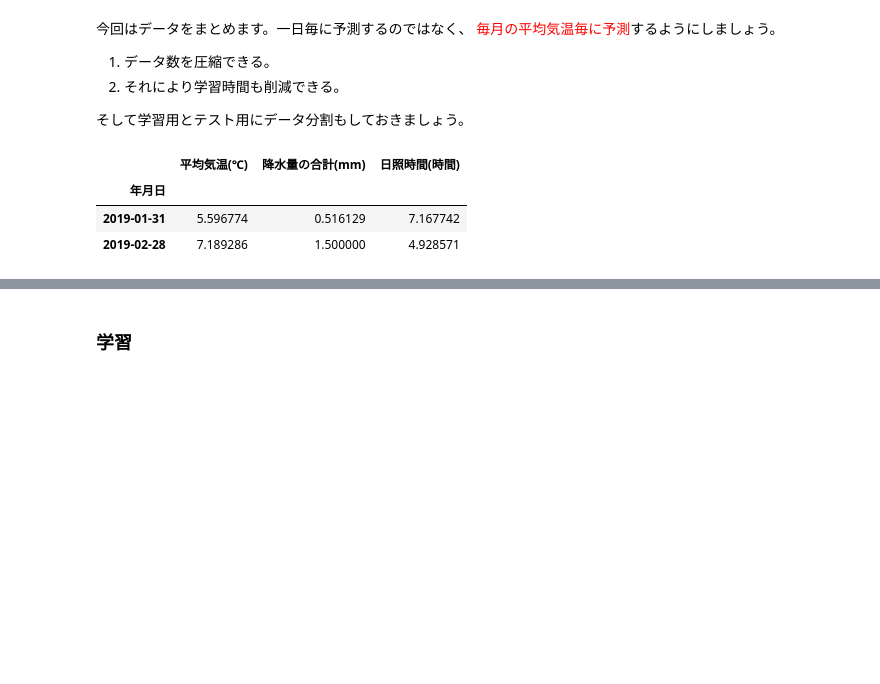
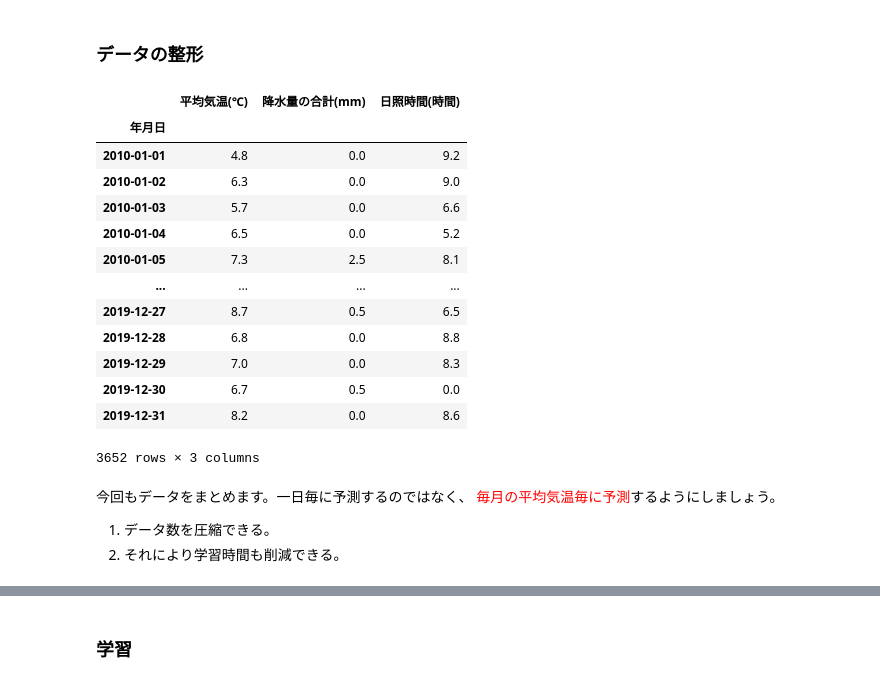
Before and after one commit to Ken-huea/Time-series-analysis, a Jupyter notebook: SARIMAXのみ.ipynb, the cells around one changed output, grey strips where cells are left out. Saved outputs shown, nothing was run; the diff lists cells and outputs as text; code cells hidden in the pictures; blank space fills up the shorter version.

```diff
--- a/SARIMAXのみ.ipynb
+++ b/SARIMAXのみ.ipynb
@@ -30,8 +40,31 @@ df.head(5)
+# %% [markdown]
+### データの整形
+# %%
+# weather_df["年月日"]をdatetimeに変換した後、indexに格納します。
+# それが完了したらカラムの["年月日"]はいらないのでドロップしましょう。
+df.index = pd.to_datetime(df["年月日"], infer_datetime_format=True)
+df = df.drop(columns = ["年月日"])
+df
+
+# 上記のコードはこういうものなんだと割り切って頂ければ。
+# %% [output]
+|  | 平均気温(℃) | 降水量の合計(mm) | 日照時間(時間) |
+| 年月日 |  |  |  |
+| 2010-01-01 | 4.8 | 0.0 | 9.2 |
+| 2010-01-02 | 6.3 | 0.0 | 9.0 |
+| 2010-01-03 | 5.7 | 0.0 | 6.6 |
+| 2010-01-04 | 6.5 | 0.0 | 5.2 |
+| 2010-01-05 | 7.3 | 2.5 | 8.1 |
+| ... | ... | ... | ... |
+| 2019-12-27 | 8.7 | 0.5 | 6.5 |
+| 2019-12-28 | 6.8 | 0.0 | 8.8 |
+| 2019-12-29 | 7.0 | 0.0 | 8.3 |
+| 2019-12-30 | 6.7 | 0.5 | 0.0 |
+| 2019-12-31 | 8.2 | 0.0 | 8.6 |
+3652 rows × 3 columns
 # %% [markdown]
-今回はデータをまとめます。一日毎に予測するのではなく、
+今回もデータをまとめます。一日毎に予測するのではなく、
 <font color="red">毎月の平均気温毎に予測</font>するようにしましょう。
 
 1.   データ数を圧縮できる。
 2.   それにより学習時間も削減できる。
-
-そして学習用とテスト用にデータ分割もしておきましょう。
@@ -49,9 +70,0 @@ test_y = test_y[["平均気温(℃)"]]
-# %%
-#
-df_month_pred = df["2019"].resample("M").mean()
-df_month_pred.head(2)
-# %% [output]
-|  | 平均気温(℃) | 降水量の合計(mm) | 日照時間(時間) |
-| 年月日 |  |  |  |
-| 2019-01-31 | 5.596774 | 0.516129 | 7.167742 |
-| 2019-02-28 | 7.189286 | 1.500000 | 4.928571 |
```
Also changed, not shown: parts of 26 cells of this notebook.
